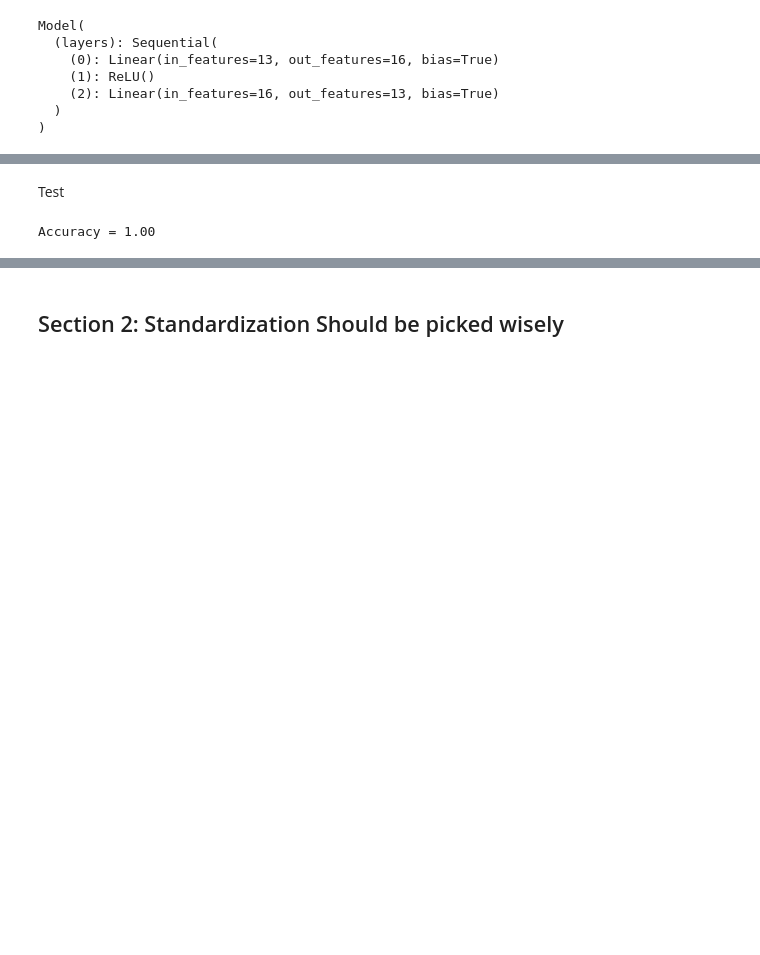
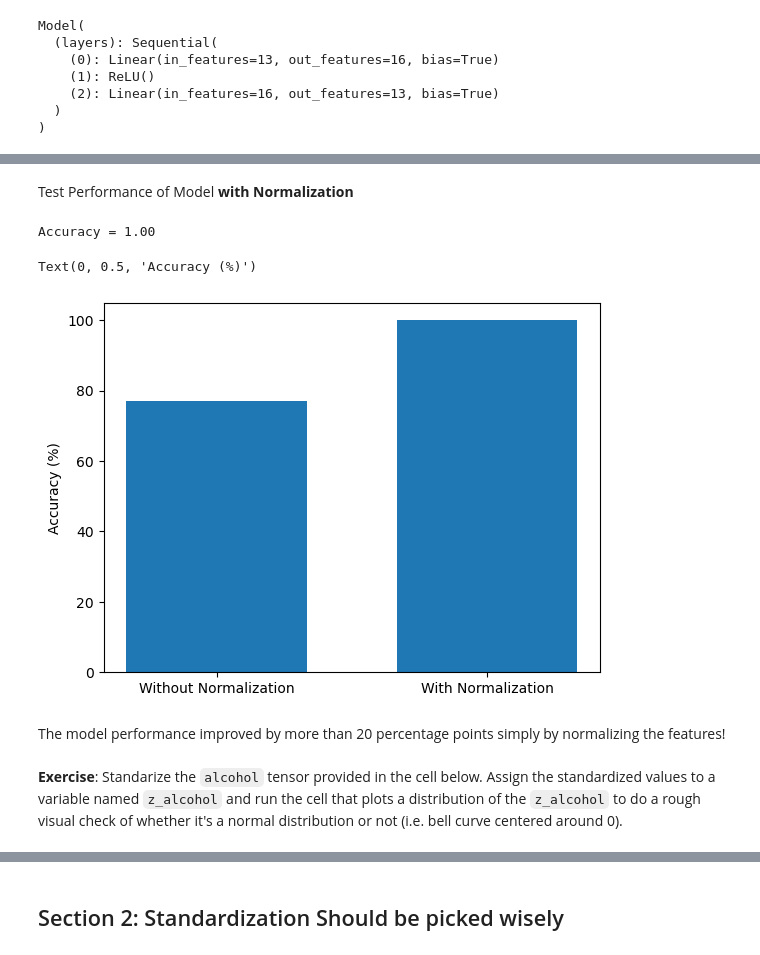
Before and after one commit to atleer/intro-to-deep-learning-dev, a Jupyter notebook: Day02/07_data_standardization/07_data_standardization.ipynb, the cells around one changed output, grey strips where cells are left out. Drawn from its saved outputs; the diff is of its cells as text; code cells hidden in the pictures; blank space fills up the shorter version.

```diff
--- a/Day02/07_data_standardization/07_data_standardization.ipynb
+++ b/Day02/07_data_standardization/07_data_standardization.ipynb
@@ -199,3 +199,17 @@ Train without scaling
 # %%
+# create dataset
+dataset = TensorDataset(features_orig_tensor, labels_orig_tensor)
+
+# split into train and test data
+train_fraction = 0.8
+test_fraction = 1-train_fraction
+train_data, test_data = random_split(dataset, lengths=[train_fraction, test_fraction], generator=generator)
+
+# create data loader
+train_dataloader = DataLoader(train_data, batch_size=20, drop_last=True)
+# instantiate model
 torch.manual_seed(SEED)
 model = Model()
+
+# train model
+utils.train(model, nepochs=100, dataloader=train_dataloader)
@@ -202,3 +218,4 @@ model = Model()
 # %%
-utils.train(model, nepochs=100, dataloader=train_dataloader)
+test_dataloader = DataLoader(test_data, batch_size=len(test_data))
+accuracy_nonnorm = test(model, dataloader=test_dataloader)
 # %% [output]
@@ -216,10 +225,21 @@ With scaling
 # %%
-features_scaled_tensor = torch.tensor(MinMaxScaler().fit_transform(features_orig), dtype=torch.float32)
+# normalize features
+features_norm_tensor = torch.tensor(MinMaxScaler().fit_transform(features_orig), dtype=torch.float32)
 
-dataset = TensorDataset(features_scaled_tensor, labels_orig_tensor)
+# create dataset
+dataset = TensorDataset(features_norm_tensor, labels_orig_tensor)
+
+# split into train and test data
 train_fraction = 0.8
 test_fraction = 0.2
-
 train_data, test_data = random_split(dataset, lengths=[train_fraction, test_fraction], generator=generator)
 
+# create data loader
 train_dataloader = DataLoader(train_data, batch_size=20, drop_last=True)
+
+# instantiate model
+torch.manual_seed(SEED)
+model = Model()
+
+# train model
+utils.train(model, nepochs=100, dataloader=train_dataloader)
@@ -231,2 +245,0 @@ utils.train(model, nepochs=100, dataloader=train_dataloader)
-# %% [markdown]
-Test
@@ -235,4 +246,19 @@ test_dataloader = DataLoader(test_data, batch_size=len(test_data))
-# %%
-accuracy_scaled = utils.test(model, dataloader=test_dataloader)
-# %% [output]
-Accuracy = 1.00
+# %% [markdown]
+Test Performance of Model **with Normalization**
+# %%
+test_dataloader = DataLoader(test_data, batch_size=len(test_data))
+accuracy_norm = test(model, dataloader=test_dataloader)
+# %% [output]
+Accuracy = 1.00
+# %%
+plt.bar([0,0.3], np.array([accuracy_nonnorm, accuracy_norm])*100, width=[0.2])
+plt.xticks([0,0.3], labels=['Without Normalization', 'With Normalization'])
+plt.ylim([0.,105])
+plt.ylabel('Accuracy (%)')
+# %% [output]
+Text(0, 0.5, 'Accuracy (%)')
+[figure, added]
+# %% [markdown]
+The model performance improved by more than 20 percentage points simply by normalizing the features!
+# %% [markdown]
+**Exercise**: Standarize the `alcohol` tensor provided in the cell below. Assign the standardized values to a variable named `z_alcohol` and run the cell that plots a distribution of the `z_alcohol` to do a rough visual check of whether it's a normal distribution or not (i.e. bell curve centered around 0).
```
Also changed, not shown: parts of 41 cells of this notebook.
